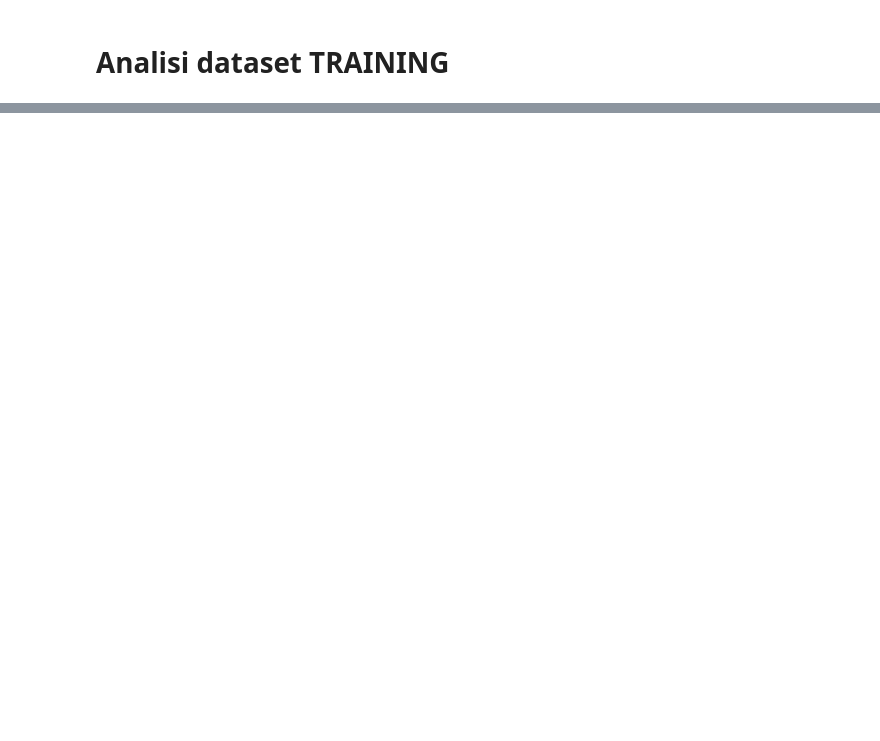
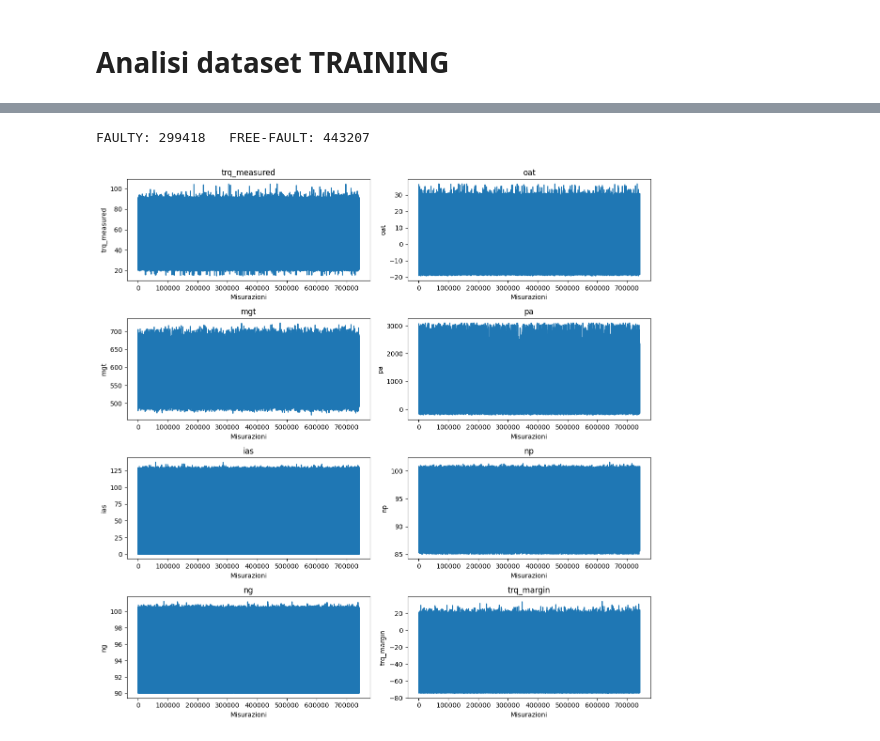
Before and after one commit to lucabellantee/FlyGuard, a Jupyter notebook: data_visualization.ipynb, the cells around one changed output, grey strips where cells are left out. Saved outputs shown, nothing was run; the diff lists cells and outputs as text; code cells hidden in the pictures; blank space fills up the shorter version.

```diff
--- a/data_visualization.ipynb
+++ b/data_visualization.ipynb
@@ -30,0 +38,5 @@ df_y.head()
+# %%
+df = pd.concat([df_x, df_y], axis=1)
+df = df.drop(columns=[col for col in df.columns if col == 'id'])
+print(f"Lunghezza df: {len(df)}")
+df.head()
@@ -30,0 +63,28 @@ df_y.head()
+# %%
+# 0 = nominal, 1 = faulty
+faulty_counts = df['faulty'].value_counts()
+
+# Mostra il risultato
+print(f"FAULTY: {faulty_counts[1]}   FREE-FAULT: {faulty_counts[0]}")
+# %% [output]
+FAULTY: 299418   FREE-FAULT: 443207
+# %%
+import matplotlib.pyplot as plt
+
+# Elenco delle colonne da graficare (escludendo 'faulty')
+columns_to_plot = ['trq_measured', 'oat', 'mgt', 'pa', 'ias', 'np', 'ng', 'trq_margin']
+
+# Creazione di un grafico per ciascuna colonna
+fig, axes = plt.subplots(4, 2, figsize=(12, 12))  # Griglia di 4 righe e 2 colonne
+axes = axes.flatten()  # Per semplificare l'indicizzazione
+
+for i, col in enumerate(columns_to_plot):
+    axes[i].plot(df[col])
+    axes[i].set_title(col)
+    axes[i].set_xlabel('Misurazioni')
+    axes[i].set_ylabel(col)
+
+plt.tight_layout()  # Per evitare sovrapposizioni tra i grafici
+plt.show()
+# %% [output]
+[figure, added]
```
Also changed, not shown: parts of 11 cells of this notebook, 1 other file.
